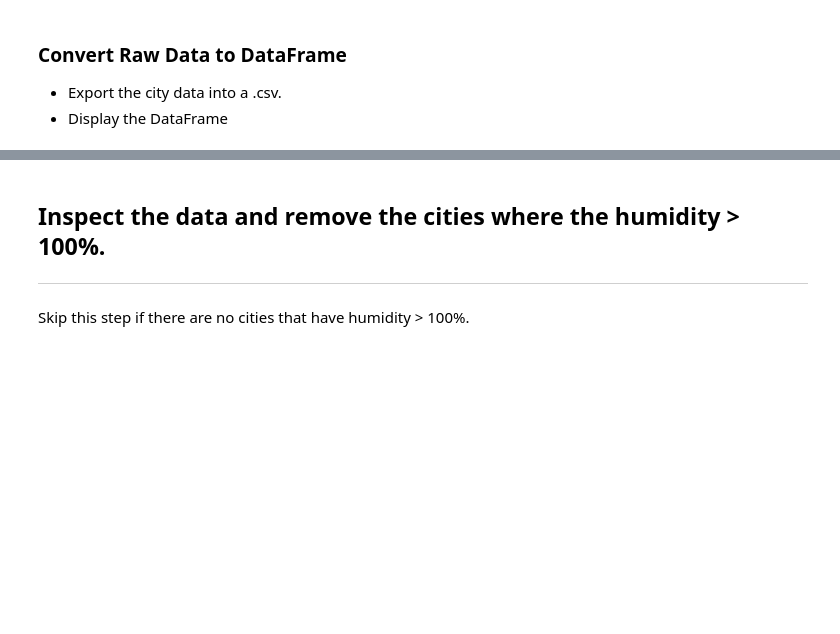
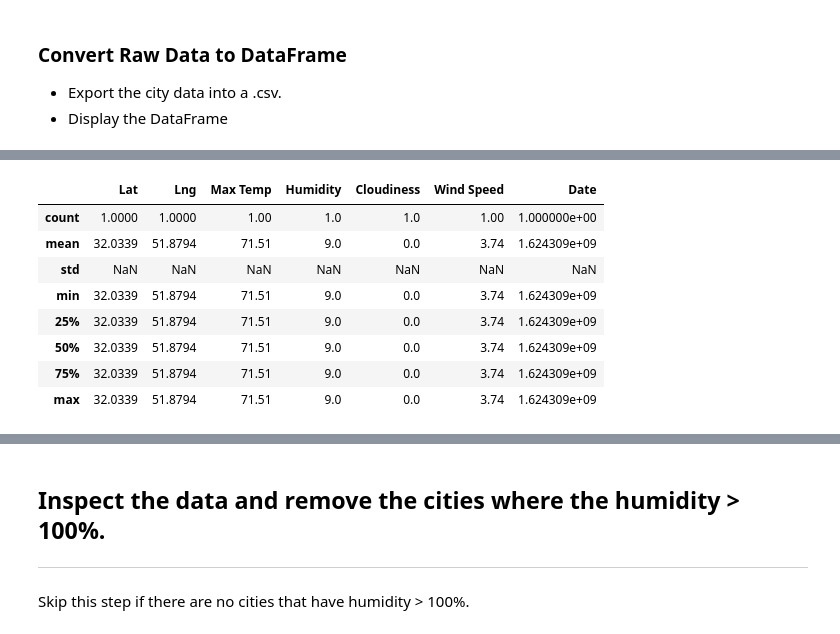
Before and after one commit to DINHC/python-api-challenge, a Jupyter notebook: WeatherPy.ipynb, the cells around one changed output, grey strips where cells are left out. Cells and saved outputs as stored; diff of their text form; code cells hidden in the pictures; blank space fills up the shorter version.

Commit message:
Stuck on how to get tabel to show correct data

```diff
--- a/WeatherPy.ipynb
+++ b/WeatherPy.ipynb
@@ -167,0 +155,14 @@ city_stay_pd = pd.DataFrame()
+# %%
+#working on it
+city_stat_pd = pd.DataFrame(city_stat)['lat'].agg([""])
+city_stat_pd.count()
+city_stat_pd.mean()
+
+       # city_lat = city_weather["coord"]["lat"]
+       # city_lng = city_weather["coord"]["lon"]
+       # city_max_temp = city_weather["main"]["temp_max"]
+       # city_humidity = city_weather["main"]["humidity"]
+        #city_clouds = city_weather["clouds"]["all"]
+        #city_wind = city_weather["wind"]["speed"]
+        #city_country = city_weather["sys"]["country"]
+        #city_date = city_weather["dt"]
@@ -167,0 +178,23 @@ city_stay_pd = pd.DataFrame()
+# %%
+#working on it
+count = city_stat_pd.groupby(city_stat)["Latitude"].count()
+mean = city_stat_pd.groupby(city_stat)['Date'].mean()
+median = city_stat_pd.groupby(city_stat).median()
+standard_dv = city_stat_pd.groupby(city_stat).std()
+weather_min = city_stat_pd.groupby(city_stat)['Date'].min()
+weather25 = count.mul(100).div(4).round(1).astype(int) +'%'
+weather50 = count.mul(100).div(2).round(1).astype(int) + '%'
+weather75 = count.mul(100).div(4).mul(3).round(1).astype(int) + '%'
+weather_max = city_stat_pd.groupby(city_stat)['Date'].max()
+summary_df = pd.DataFrame({"Lat": [city_lat], "Lng": [city_lng], "Max Temp": [city_max_temp],"Humidity": [city_humidity], "Cloudiness": [city_clouds], "Wind Speed": [city_wind], "Date": [city_date]})
+summary_df.describe()
+# %% [output]
+|  | Lat | Lng | Max Temp | Humidity | Cloudiness | Wind Speed | Date |
+| count | 1.0000 | 1.0000 | 1.00 | 1.0 | 1.0 | 1.00 | 1.000000e+00 |
+| mean | 32.0339 | 51.8794 | 71.51 | 9.0 | 0.0 | 3.74 | 1.624309e+09 |
+| std | NaN | NaN | NaN | NaN | NaN | NaN | NaN |
+| min | 32.0339 | 51.8794 | 71.51 | 9.0 | 0.0 | 3.74 | 1.624309e+09 |
+| 25% | 32.0339 | 51.8794 | 71.51 | 9.0 | 0.0 | 3.74 | 1.624309e+09 |
+| 50% | 32.0339 | 51.8794 | 71.51 | 9.0 | 0.0 | 3.74 | 1.624309e+09 |
+| 75% | 32.0339 | 51.8794 | 71.51 | 9.0 | 0.0 | 3.74 | 1.624309e+09 |
+| max | 32.0339 | 51.8794 | 71.51 | 9.0 | 0.0 | 3.74 | 1.624309e+09 |
```
Also changed, not shown: parts of 7 cells of this notebook, 1 other file.
